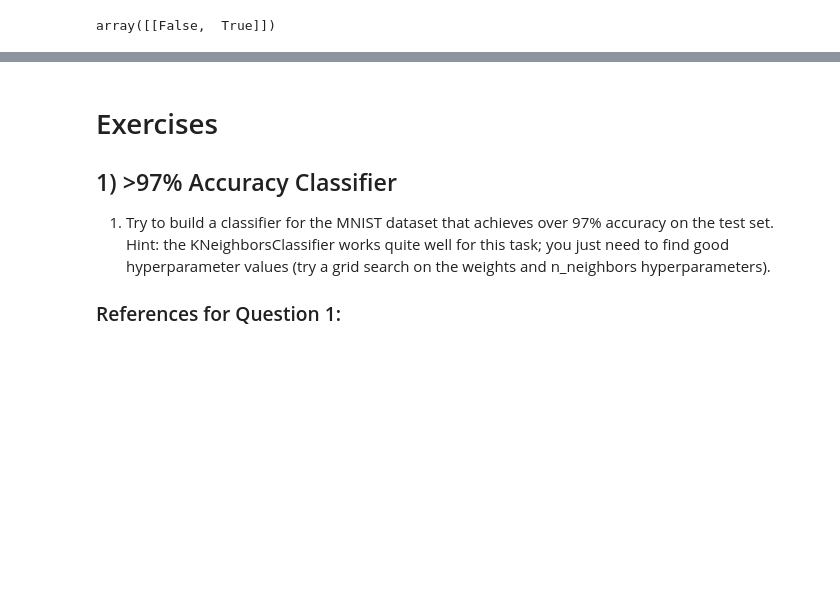
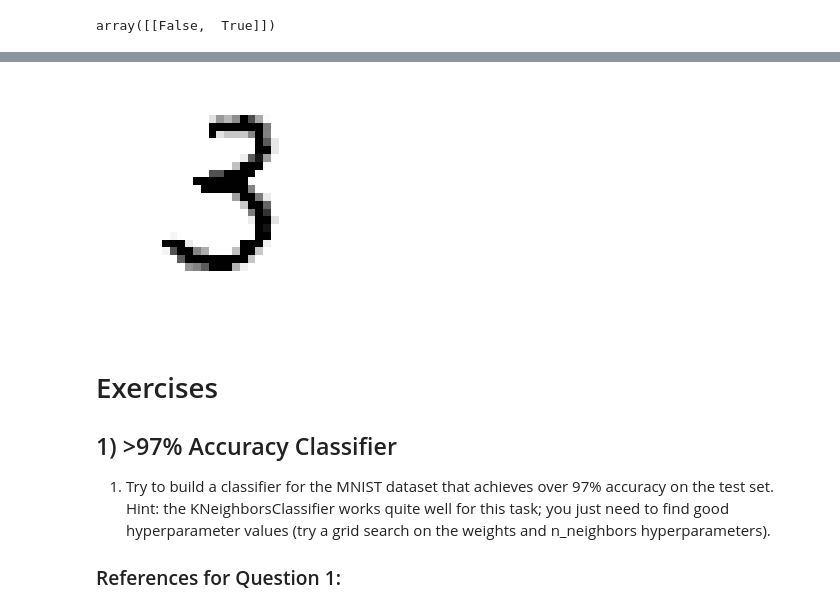
Before and after one commit to Daniel-Wilcox/ADA-874-2019, a Jupyter notebook: Chap3_D_Wilcox.ipynb, the cells around one changed output, grey strips where cells are left out. Cells and saved outputs as stored; diff of their text form; code cells hidden in the pictures; blank space fills up the shorter version.

```diff
--- a/Chap3_D_Wilcox.ipynb
+++ b/Chap3_D_Wilcox.ipynb
@@ -518,7 +530,10 @@ plot_digits(y_train_mod[rand_num])
 # %%
 knn_clf.fit(X_train_mod, y_train_mod)
-clean_digit = knn_predict(X_test_mod[some_index])
+clean_digit = knn_clf.predict([X_test_mod[rand_index]])
+
 plot_digits(clean_digit)
+# %% [output]
+[figure, added]
 # %% [markdown]
 # Exercises
 ## 1) >97% Accuracy Classifier
```
Also changed, not shown: parts of 38 cells of this notebook.
